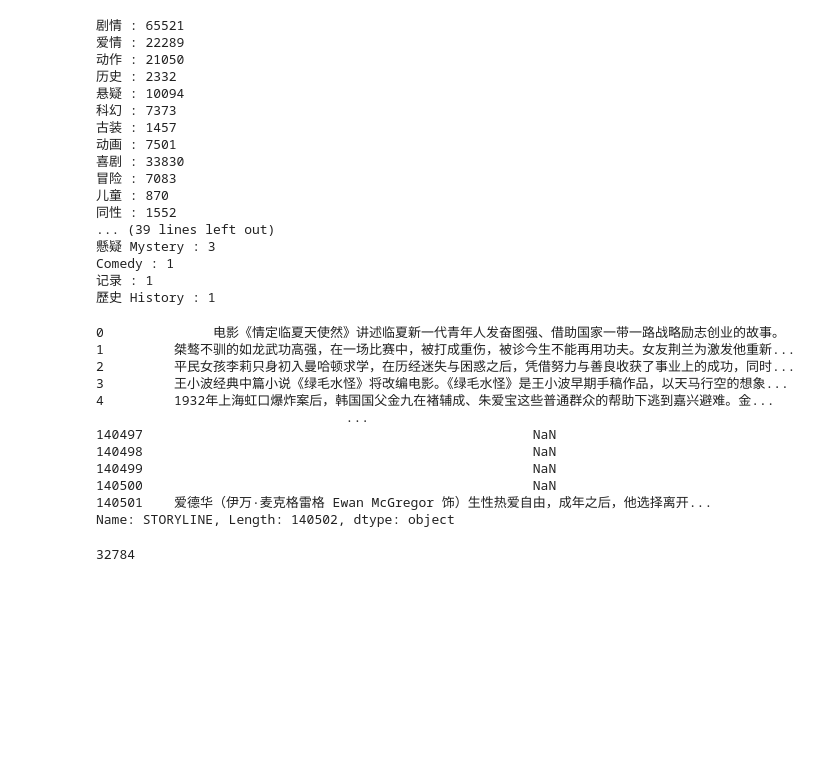
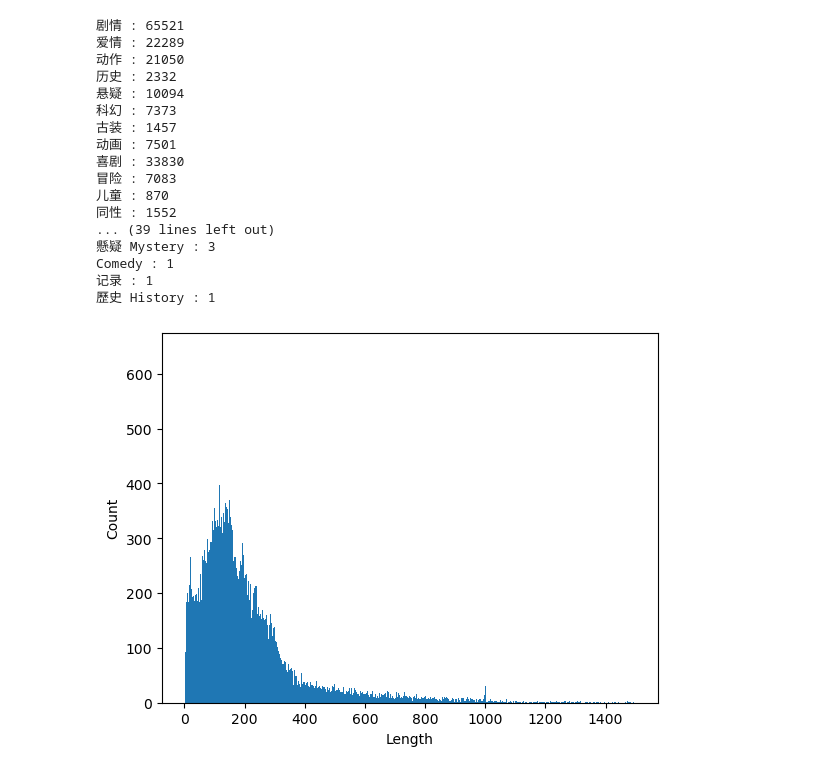
Before and after one commit to XSJWF/MachineLearning, a Jupyter notebook: practice.ipynb, the cells around one changed output. Cells and saved outputs as stored; diff of their text form; code cells hidden in the pictures; blank space fills up the shorter version.

```diff
--- a/practice.ipynb
+++ b/practice.ipynb
@@ -1,7 +1,7 @@
 # %%
 import pandas as pd
 
-data = pd.read_csv("movies.csv")
+data = pd.read_csv("movies_me.csv")
 print(data['GENRES'])
 # %% [output]
 0               剧情/爱情
@@ -74,22 +55,13 @@ Comedy : 1
 # import chinese_converter
 
 # simplified_text = chinese_converter.to_simplified(traditional_text)
-# %%
-data['STORYLINE']
-# %% [output]
-0              电影《情定临夏天使然》讲述临夏新一代青年人发奋图强、借助国家一带一路战略励志创业的故事。
-1         桀骜不驯的如龙武功高强，在一场比赛中，被打成重伤，被诊今生不能再用功夫。女友荆兰为激发他重新...
-2         平民女孩李莉只身初入曼哈顿求学，在历经迷失与困惑之后，凭借努力与善良收获了事业上的成功，同时...
-3         王小波经典中篇小说《绿毛水怪》将改编电影。《绿毛水怪》是王小波早期手稿作品，以天马行空的想象...
-4         1932年上海虹口爆炸案后，韩国国父金九在褚辅成、朱爱宝这些普通群众的帮助下逃到嘉兴避难。金...
-                                ...
-140497                                                  NaN
-140498                                                  NaN
-140499                                                  NaN
-140500                                                  NaN
-140501    爱德华（伊万·麦克格雷格 Ewan McGregor 饰）生性热爱自由，成年之后，他选择离开...
-Name: STORYLINE, Length: 140502, dtype: object
-# %%
-len(data[data['STORYLINE'].apply(lambda x: len(str(x)) > 200)])
-# %% [output]
-32784
+# %%
+import matplotlib.pyplot as plt
+length = data['STORYLINE'].str.len()
+# 绘制直方图
+plt.hist(length, bins=range(0, 1500, 1))
+plt.xlabel('Length')
+plt.ylabel('Count')
+plt.show()
+# %% [output]
+[figure, added]
```
Also changed, not shown: parts of 3 cells of this notebook, 3 other files.
